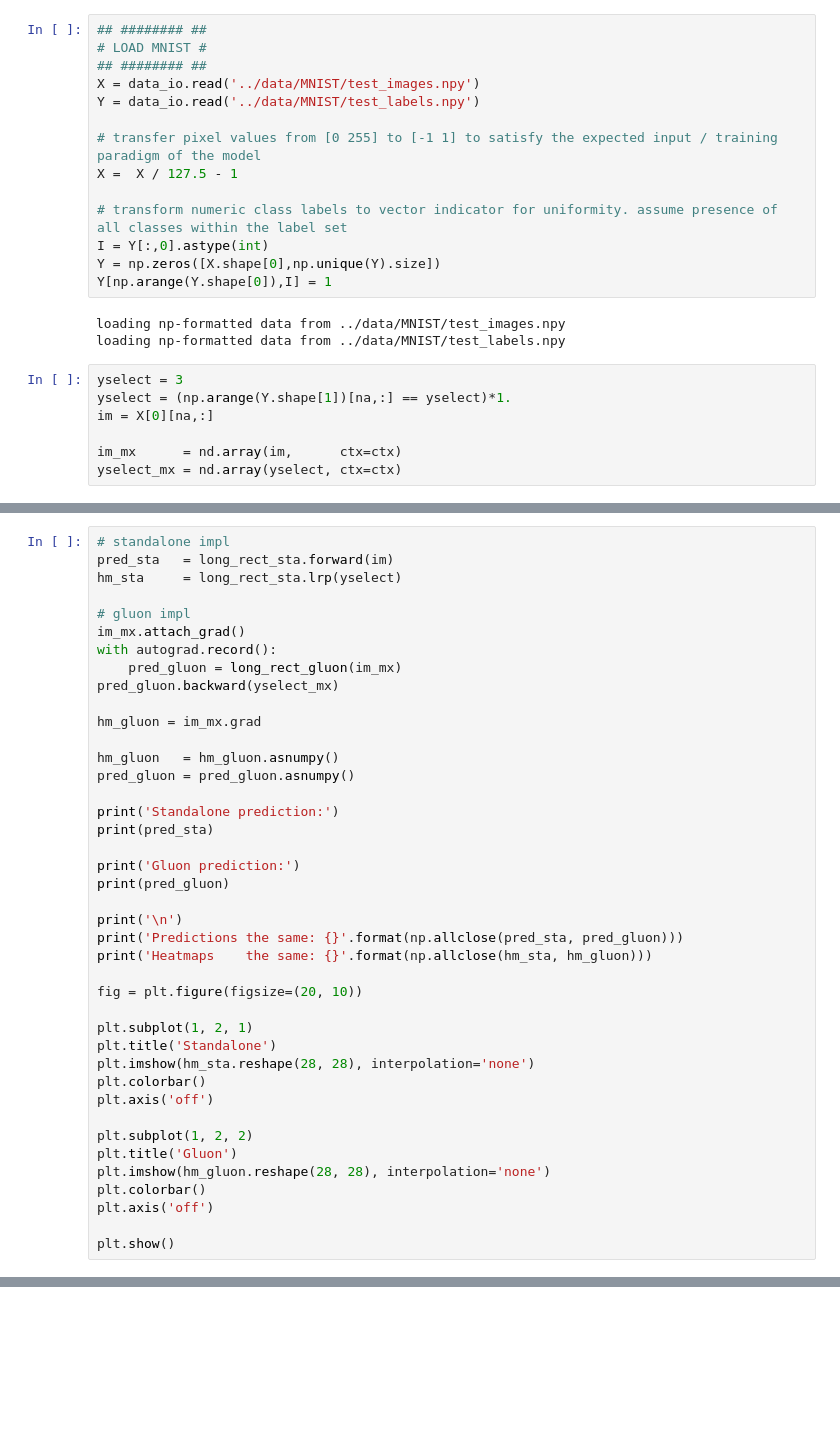
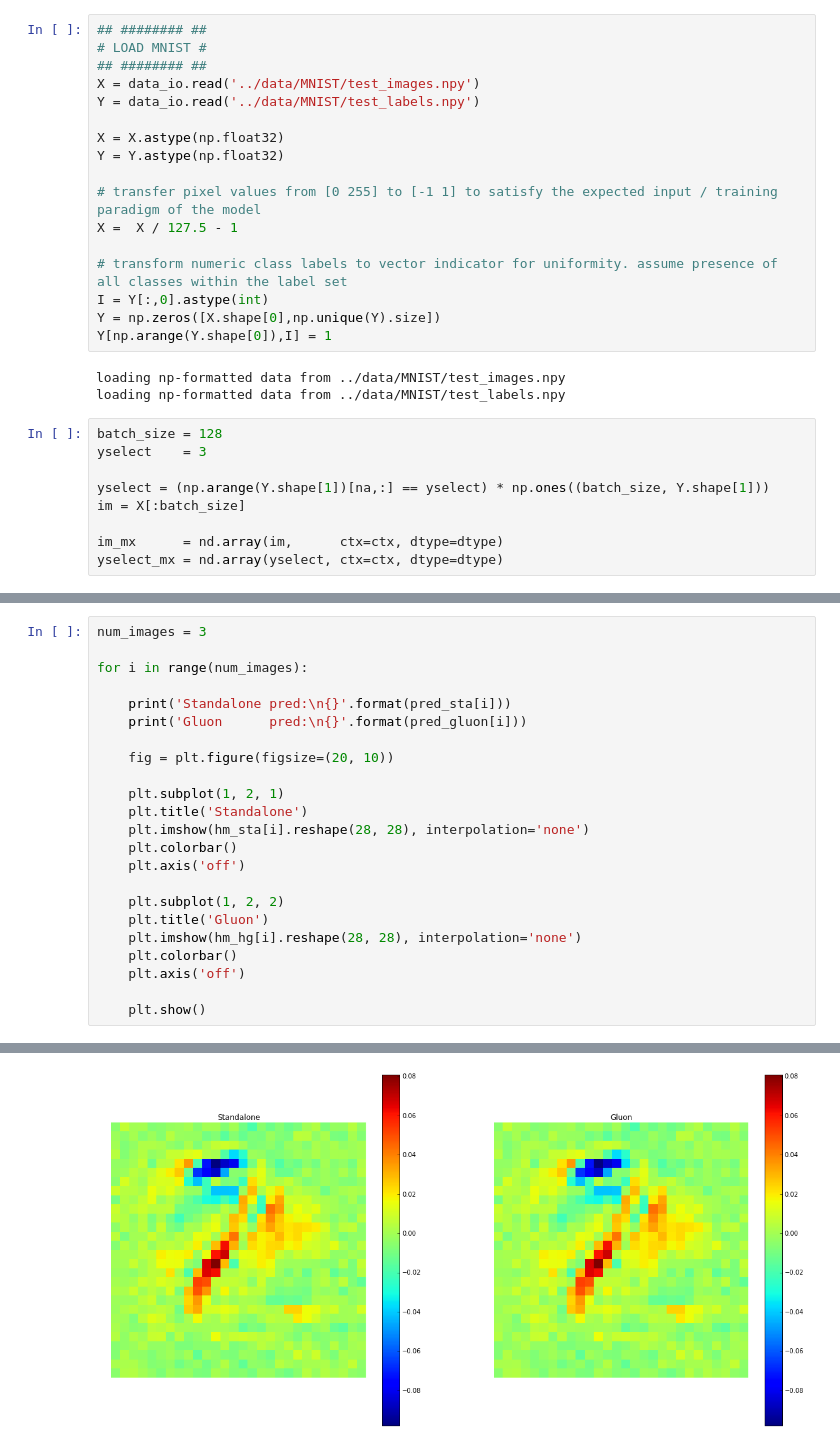
Before and after one commit to sebastian-lapuschkin/lrp_toolbox, a Jupyter notebook: python/gluon_lrp.ipynb, the cells around one changed output, grey strips where cells are left out. Cells and saved outputs as stored; diff of their text form; blank space fills up the shorter version.

Commit message:
Add benchmarks, fix bugs in gluon lrp

```diff
--- a/python/gluon_lrp.ipynb
+++ b/python/gluon_lrp.ipynb
@@ -126,6 +145,9 @@ patch_lrp_gradient_dense(long_rect_gluon)
 ## ######## ##
 X = data_io.read('../data/MNIST/test_images.npy')
 Y = data_io.read('../data/MNIST/test_labels.npy')
+
+X = X.astype(np.float32)
+Y = Y.astype(np.float32)
 
 # transfer pixel values from [0 255] to [-1 1] to satisfy the expected input / training paradigm of the model
 X =  X / 127.5 - 1
@@ -138,9 +160,11 @@ Y[np.arange(Y.shape[0]),I] = 1
 loading np-formatted data from ../data/MNIST/test_images.npy
 loading np-formatted data from ../data/MNIST/test_labels.npy
 # %%
-yselect = 3
-yselect = (np.arange(Y.shape[1])[na,:] == yselect)*1.
-im = X[0][na,:]
+batch_size = 128
+yselect    = 3
 
-im_mx      = nd.array(im,      ctx=ctx)
-yselect_mx = nd.array(yselect, ctx=ctx)
+yselect = (np.arange(Y.shape[1])[na,:] == yselect) * np.ones((batch_size, Y.shape[1]))
+im = X[:batch_size]
+
+im_mx      = nd.array(im,      ctx=ctx, dtype=dtype)
+yselect_mx = nd.array(yselect, ctx=ctx, dtype=dtype)
@@ -147,42 +275,24 @@ yselect_mx = nd.array(yselect, ctx=ctx)
 # %%
-# standalone impl
-pred_sta   = long_rect_sta.forward(im)
-hm_sta     = long_rect_sta.lrp(yselect)
+num_images = 3
 
-# gluon impl
-im_mx.attach_grad()
-with autograd.record():
-    pred_gluon = long_rect_gluon(im_mx)
-pred_gluon.backward(yselect_mx)
+for i in range(num_images):
 
-hm_gluon = im_mx.grad
+    print('Standalone pred:\n{}'.format(pred_sta[i]))
+    print('Gluon      pred:\n{}'.format(pred_gluon[i]))
 
-hm_gluon   = hm_gluon.asnumpy()
-pred_gluon = pred_gluon.asnumpy()
+    fig = plt.figure(figsize=(20, 10))
 
-print('Standalone prediction:')
-print(pred_sta)
+    plt.subplot(1, 2, 1)
+    plt.title('Standalone')
+    plt.imshow(hm_sta[i].reshape(28, 28), interpolation='none')
+    plt.colorbar()
+    plt.axis('off')
 
-print('Gluon prediction:')
-print(pred_gluon)
+    plt.subplot(1, 2, 2)
+    plt.title('Gluon')
+    plt.imshow(hm_hg[i].reshape(28, 28), interpolation='none')
+    plt.colorbar()
+    plt.axis('off')
 
-print('\n')
-print('Predictions the same: {}'.format(np.allclose(pred_sta, pred_gluon)))
-print('Heatmaps    the same: {}'.format(np.allclose(hm_sta, hm_gluon)))
-
-fig = plt.figure(figsize=(20, 10))
-
-plt.subplot(1, 2, 1)
-plt.title('Standalone')
-plt.imshow(hm_sta.reshape(28, 28), interpolation='none')
-plt.colorbar()
-plt.axis('off')
-
-plt.subplot(1, 2, 2)
-plt.title('Gluon')
-plt.imshow(hm_gluon.reshape(28, 28), interpolation='none')
-plt.colorbar()
-plt.axis('off')
-
-plt.show()
+    plt.show()
 # %% [output]
@@ -199,0 +314 @@ Heatmaps    the same: True
+[figure, added]
```
Also changed, not shown: parts of 12 cells of this notebook, 1 other file.
